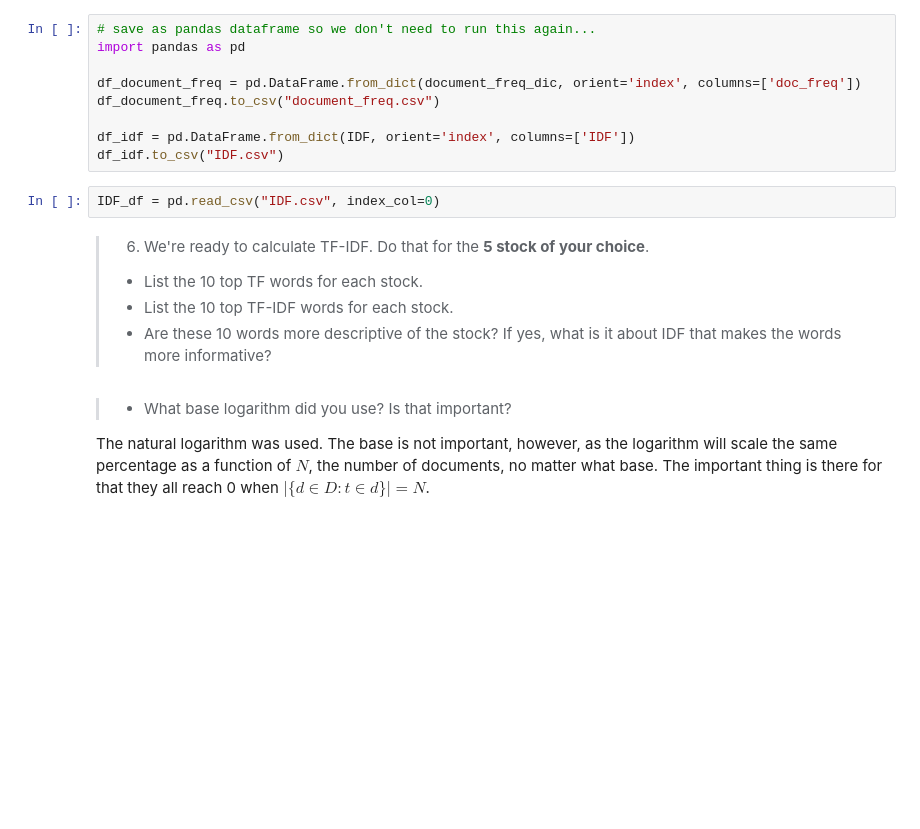
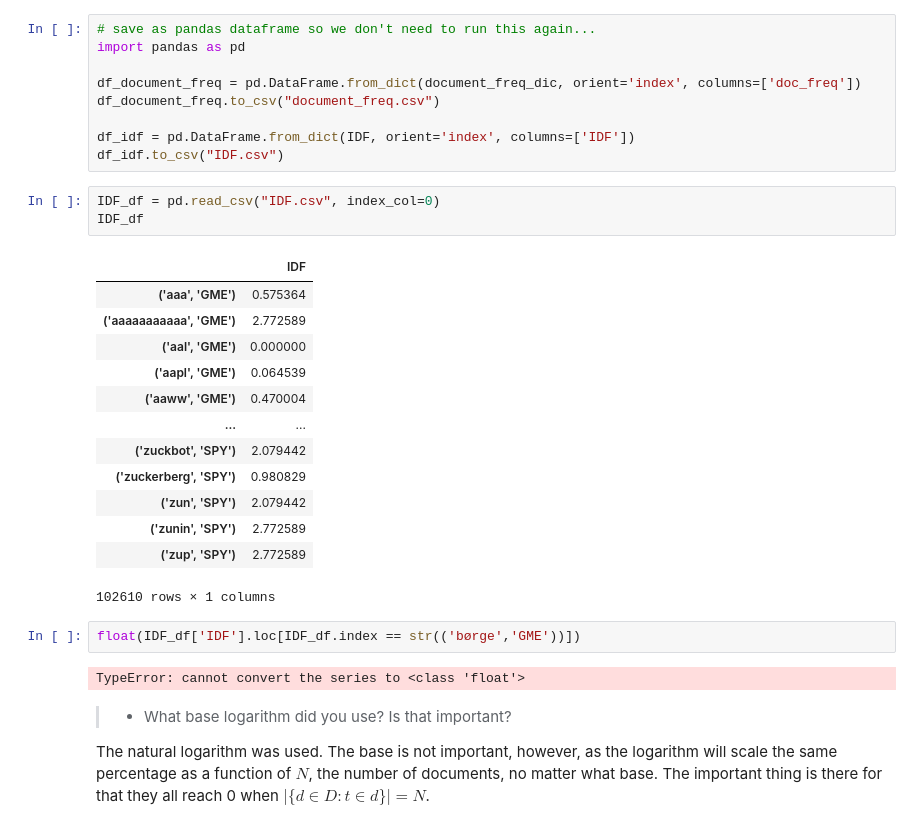
Before and after one commit to TECH-yufu/comsocsci2022-assignment-2, a Jupyter notebook: Assignment2.ipynb, the cells around one changed output. Drawn from its saved outputs; the diff is of its cells as text; blank space fills up the shorter version.

```diff
--- a/Assignment2.ipynb
+++ b/Assignment2.ipynb
@@ -303,11 +309,25 @@ df_idf = pd.DataFrame.from_dict(IDF, orient='index', columns=['IDF'])
 df_idf.to_csv("IDF.csv")
 # %%
 IDF_df = pd.read_csv("IDF.csv", index_col=0)
+IDF_df
+# %% [output]
+|  | IDF |
+| ('aaa', 'GME') | 0.575364 |
+| ('aaaaaaaaaaa', 'GME') | 2.772589 |
+| ('aal', 'GME') | 0.000000 |
+| ('aapl', 'GME') | 0.064539 |
+| ('aaww', 'GME') | 0.470004 |
+| ... | ... |
+| ('zuckbot', 'SPY') | 2.079442 |
+| ('zuckerberg', 'SPY') | 0.980829 |
+| ('zun', 'SPY') | 2.079442 |
+| ('zunin', 'SPY') | 2.772589 |
+| ('zup', 'SPY') | 2.772589 |
+102610 rows × 1 columns
-# %% [markdown]
-> 6. We're ready to calculate TF-IDF. Do that for the __5 stock of your choice__.
->   * List the 10 top TF words for each stock.
->  * List the 10 top TF-IDF words for each stock.
->   * Are these 10 words more descriptive of the stock? If yes, what is it about IDF that makes the words more informative?
+# %%
+float(IDF_df['IDF'].loc[IDF_df.index == str(('børge','GME'))])
+# %% [output]
+TypeError: cannot convert the series to <class 'float'>
 # %% [markdown]
 >   * What base logarithm did you use? Is that important?
 
```
Also changed, not shown: parts of 2 cells of this notebook.
